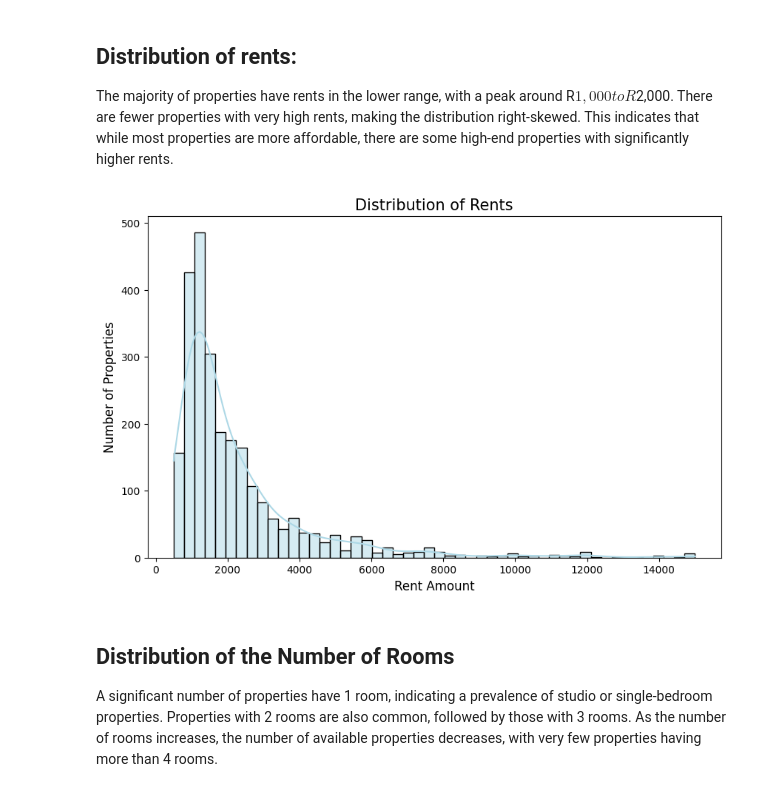
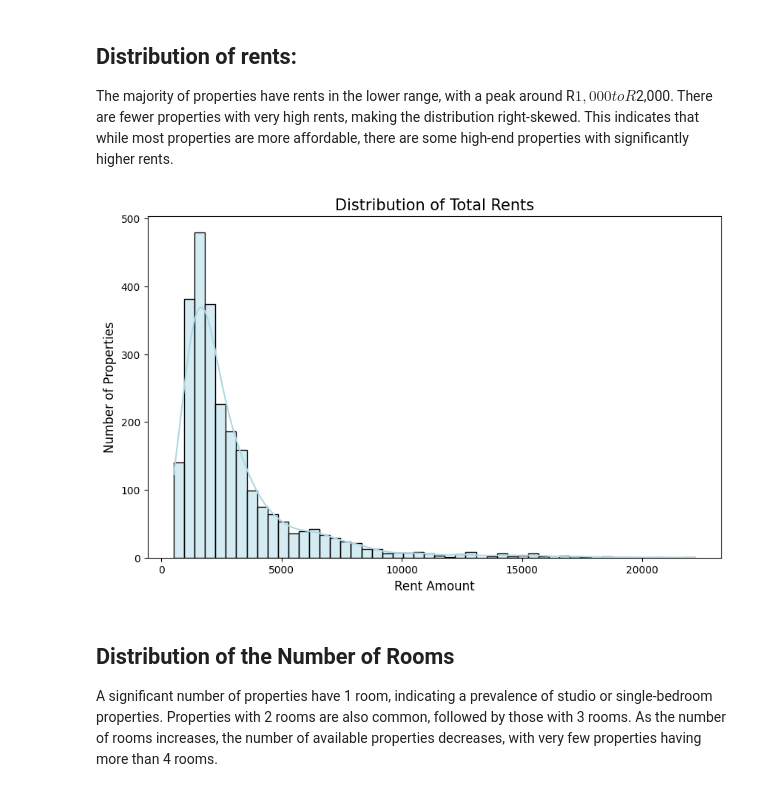
Before and after one commit to valeriolonde/Rio-Housing-Scrapper, a Jupyter notebook: Descriptive statistics.ipynb, the cells around one changed output. Saved outputs shown, nothing was run; the diff lists cells and outputs as text; code cells hidden in the pictures.

```diff
--- a/Descriptive statistics.ipynb
+++ b/Descriptive statistics.ipynb
@@ -157,13 +163,13 @@ There are fewer properties with very high rents, making the distribution right-s
 # %%
 # 2. Distribution of Rents
 plt.figure(figsize=(10, 6))
-sns.histplot(df_cleaned['Rent'], bins=50, color='lightblue', kde=True)
-plt.title('Distribution of Rents', fontsize=15)
+sns.histplot(df_cleaned['Total Rent'], bins=50, color='lightblue', kde=True)
+plt.title('Distribution of Total Rents', fontsize=15)
 plt.xlabel('Rent Amount', fontsize=12)
 plt.ylabel('Number of Properties', fontsize=12)
 plt.show()
 # %% [output]
-[figure, old version]
+[figure, new version]
 # %% [markdown]
 ## Distribution of the Number of Rooms
 
```
Also changed, not shown: parts of 4 cells of this notebook, 1 other file.
